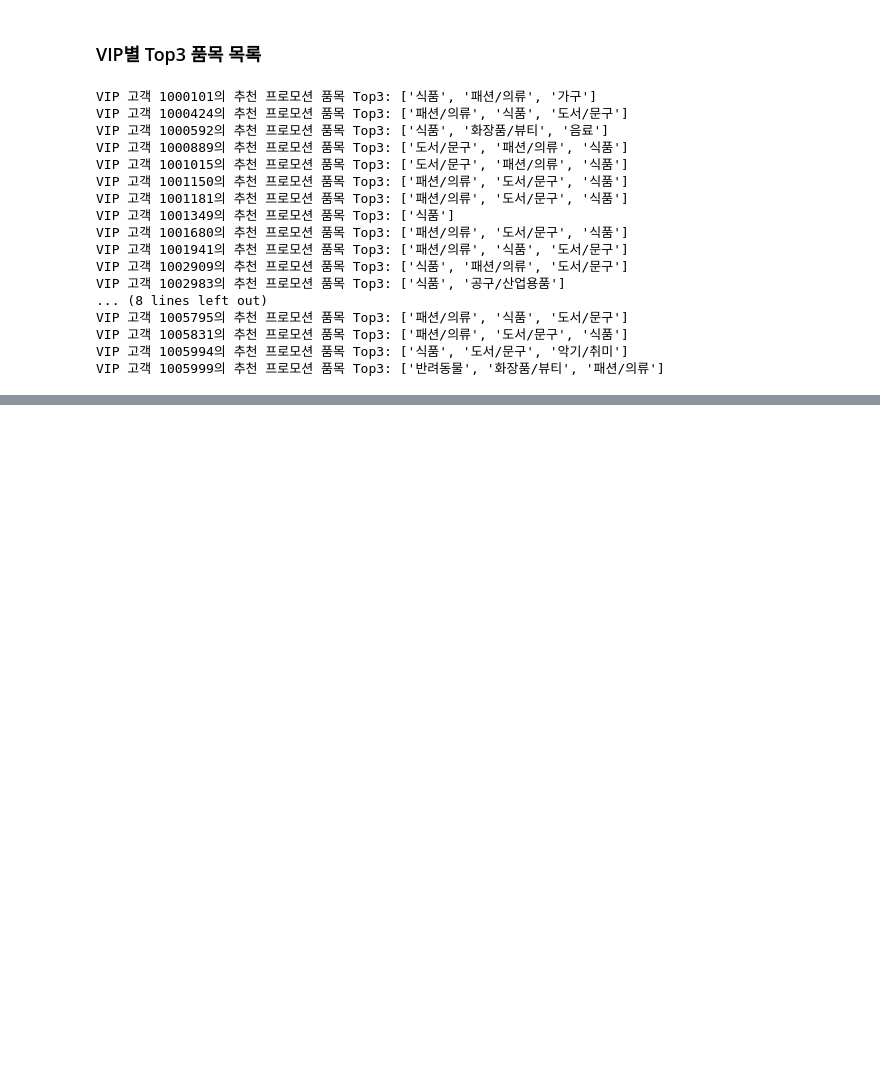
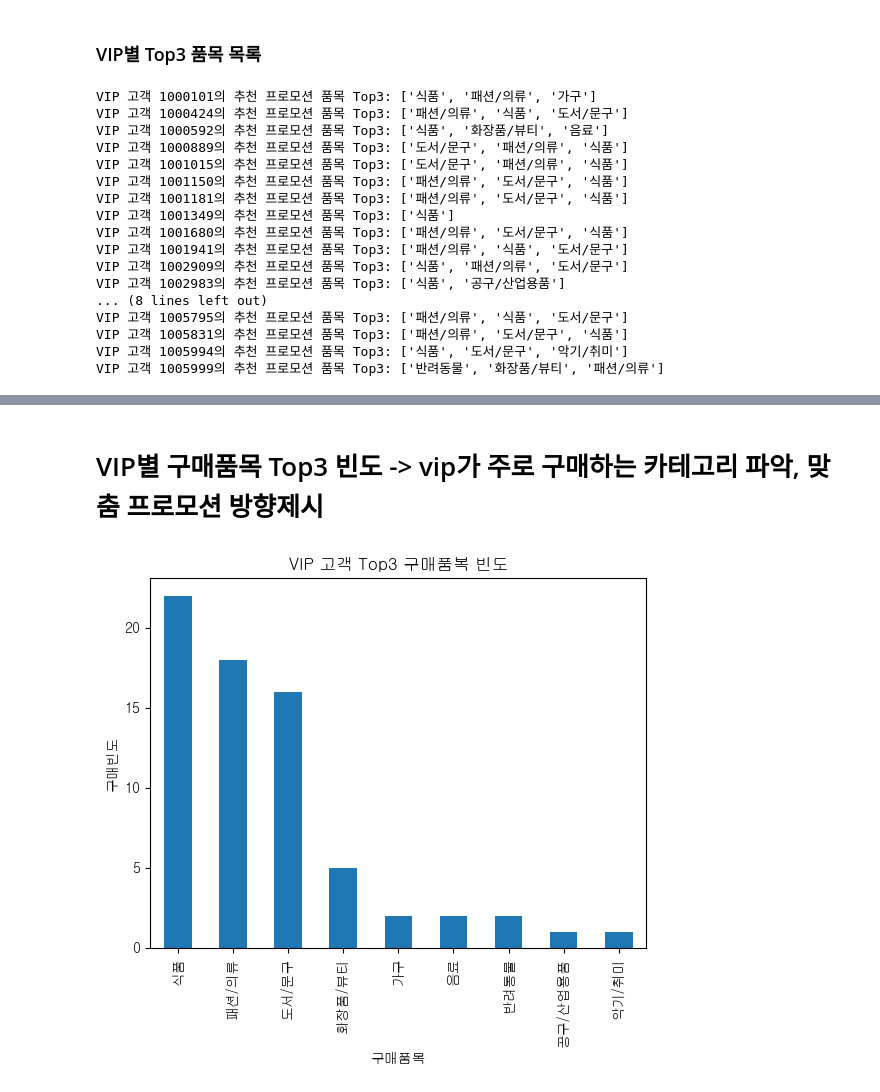
Before and after one commit to minsangggg/Data_Analysis, a Jupyter notebook: 사용자 데이터 분석.ipynb, the cells around one changed output, grey strips where cells are left out. Drawn from its saved outputs; the diff is of its cells as text; code cells hidden in the pictures; blank space fills up the shorter version.

```diff
--- a/사용자 데이터 분석.ipynb
+++ b/사용자 데이터 분석.ipynb
@@ -396,0 +437,11 @@ VIP 고객 1005999의 추천 프로모션 품목 Top3: ['반려동물', '화장
+# %% [markdown]
+# VIP별 구매품목 Top3 빈도 -> vip가 주로 구매하는 카테고리 파악, 맞춤 프로모션 방향제시
+# %%
+top3_items=top3['Product_Category'].value_counts()
+top3_items.plot(kind='bar')
+plt.title('VIP 고객 Top3 구매품복 빈도')
+plt.xlabel('구매품목')
+plt.ylabel('구매빈도')
+plt.show()
+# %% [output]
+[figure, added]
```
Also changed, not shown: parts of 12 cells of this notebook.
